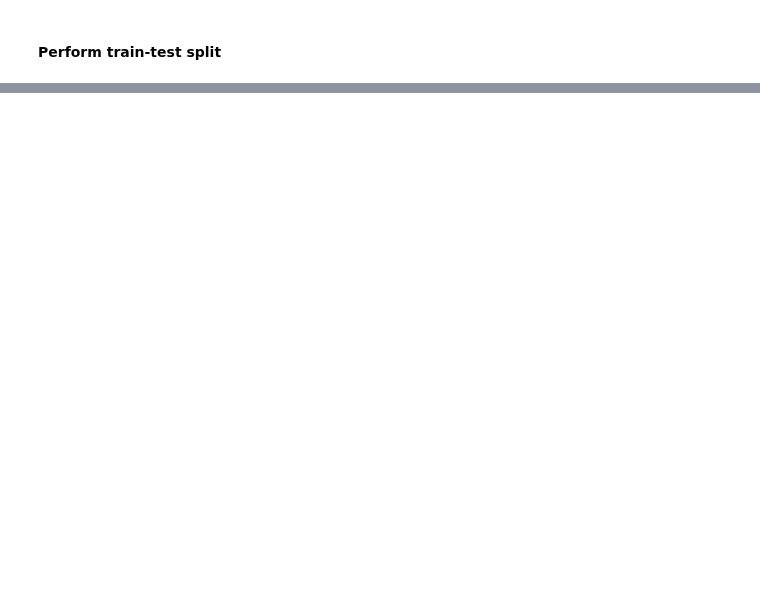
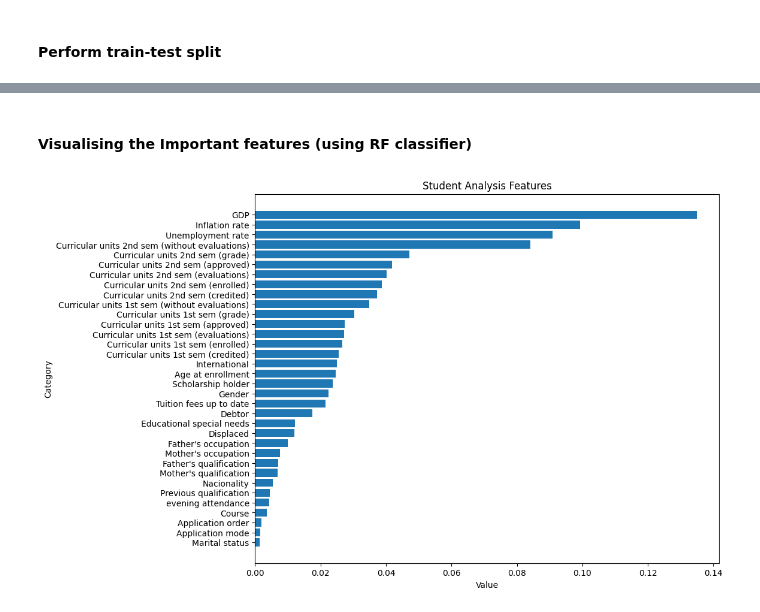
Before and after one commit to aninditadash/Introduction_to_machine_learning, a Jupyter notebook: ML_Examples/Student_Data_analysis.ipynb, the cells around one changed output, grey strips where cells are left out. Cells and saved outputs as stored; diff of their text form; code cells hidden in the pictures; blank space fills up the shorter version.

Commit message:
Updated Student data analysis file

```diff
--- a/ML_Examples/Student_Data_analysis.ipynb
+++ b/ML_Examples/Student_Data_analysis.ipynb
@@ -183,0 +191,10 @@ plt.show()
+# %%
+# Define the output classes
+output_classes = ['Dropout', 'Enrolled', 'Graduate']
+
+# Initialize the OrdinalEncoder and specify the order of categories
+encoder = OrdinalEncoder(categories=[output_classes])
+
+# Fit and transform the 'Output' column
+# Reshape the column to a 2D array as required by fit_transform
+student_data['Output'] = encoder.fit_transform(student_data[['Output']])
@@ -194,0 +226,16 @@ X_train, X_test, y_train, y_test = train_test_split(X, y, test_size=0.3, random_
+# %%
+# Train Random Forest
+pipeline_rfc = Pipeline([
+    ('scaler', StandardScaler()),     # Standardize the data
+    ('clf', RandomForestClassifier(n_estimators=70,random_state=42)) # Random Forest classifier
+])
+
+pipeline_rfc.fit(X_train, y_train)
+
+# Predict on testing set
+y_pred_test_rfc = pipeline_rfc.predict(X_test)
+y_pred_test_prob_rfc = pipeline_rfc.predict_proba(X_test)
+
+# Determine the class order
+class_order_rfc = pipeline_rfc.classes_
+print("Class order (RFC):", class_order_rfc)
@@ -194,0 +244,6 @@ X_train, X_test, y_train, y_test = train_test_split(X, y, test_size=0.3, random_
+# %%
+feature_importance = sorted(pipeline_rfc.named_steps['clf'].feature_importances_)
+
+feature_importance_df = pd.DataFrame({'Feature': X.columns, 'Importance': feature_importance})
+feature_importance_df = feature_importance_df.sort_values(by='Importance', ascending=False)
+feature_importance_df.head()
@@ -194,0 +257,11 @@ X_train, X_test, y_train, y_test = train_test_split(X, y, test_size=0.3, random_
+# %% [markdown]
+#### __Visualising the Important features (using RF classifier)__
+# %%
+plt.figure(figsize=(10,8))
+plt.barh(X.columns, feature_importance)
+plt.xlabel('Value')
+plt.ylabel('Category')
+plt.title('Student Analysis Features')
+plt.show()
+# %% [output]
+[figure, added]
```
Also changed, not shown: parts of 18 cells of this notebook.
